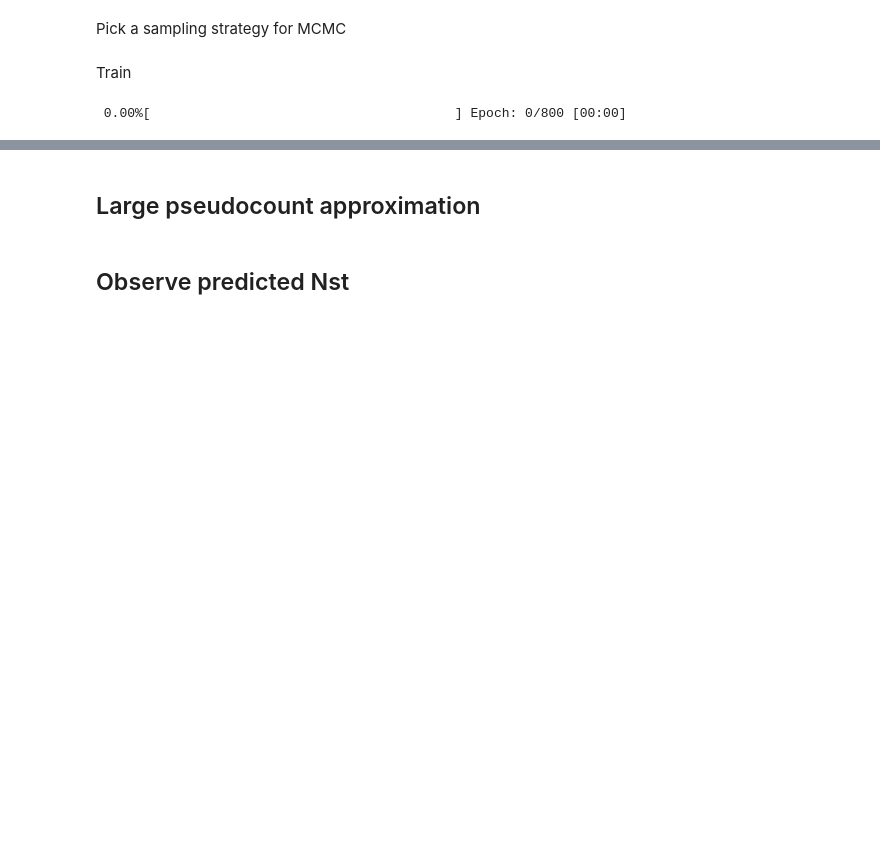
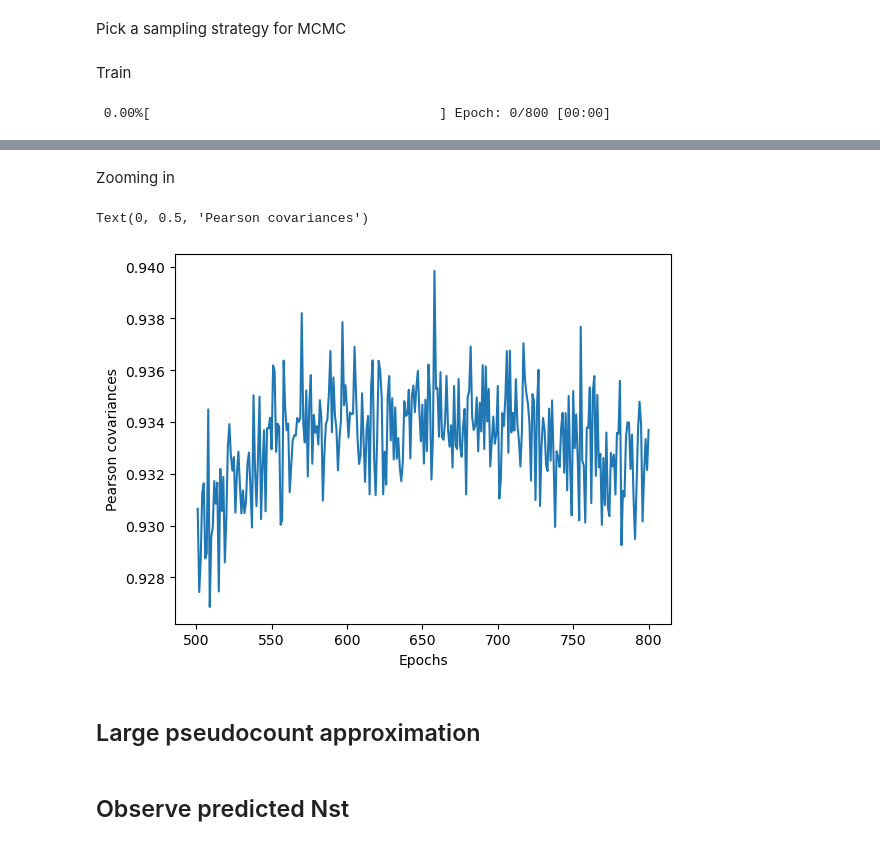
Before and after one commit to stecrotti/Aptamer2025py, a Jupyter notebook: experiments/dataset_1.ipynb, the cells around one changed output, grey strips where cells are left out. Cells and saved outputs as stored; diff of their text form; code cells hidden in the pictures; blank space fills up the shorter version.

```diff
--- a/experiments/dataset_1.ipynb
+++ b/experiments/dataset_1.ipynb
@@ -50,6 +50,7 @@ sampler = torch.jit.script(get_sampler(sampler_alg))
 nchains = 10**4
 
 params = selex_dca.init_parameters(fi=fi) # initialize with frequences at last round
+params["bias_Ns0"] = torch.zeros(L, q)
 chains = selex_dca.init_chains(num_rounds=n_rounds, num_chains=nchains, L=L, q=q, device=device, fi=fi)
 
 history = selex_dca.init_history()
@@ -93,3 +96,13 @@ f.tight_layout()
+# %% [markdown]
+Zooming in
+# %%
+f, ax1 = plt.subplots()
+ax1.plot(history["epochs"][500:], history["pearson"][500:])
+ax1.set_xlabel("Epochs")
+ax1.set_ylabel("Pearson covariances")
+# %% [output]
+Text(0, 0.5, 'Pearson covariances')
+[figure, added]
 # %% [markdown]
 ## Large pseudocount approximation
 # %%
```
Also changed, not shown: parts of 1 cell of this notebook, 6 other files.
